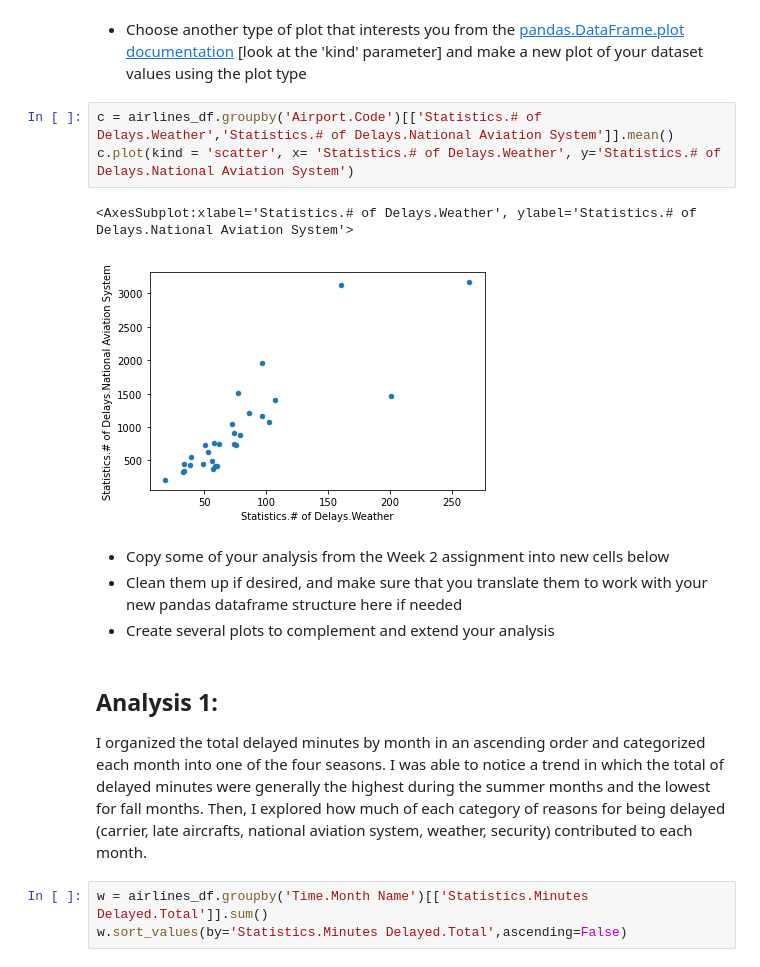
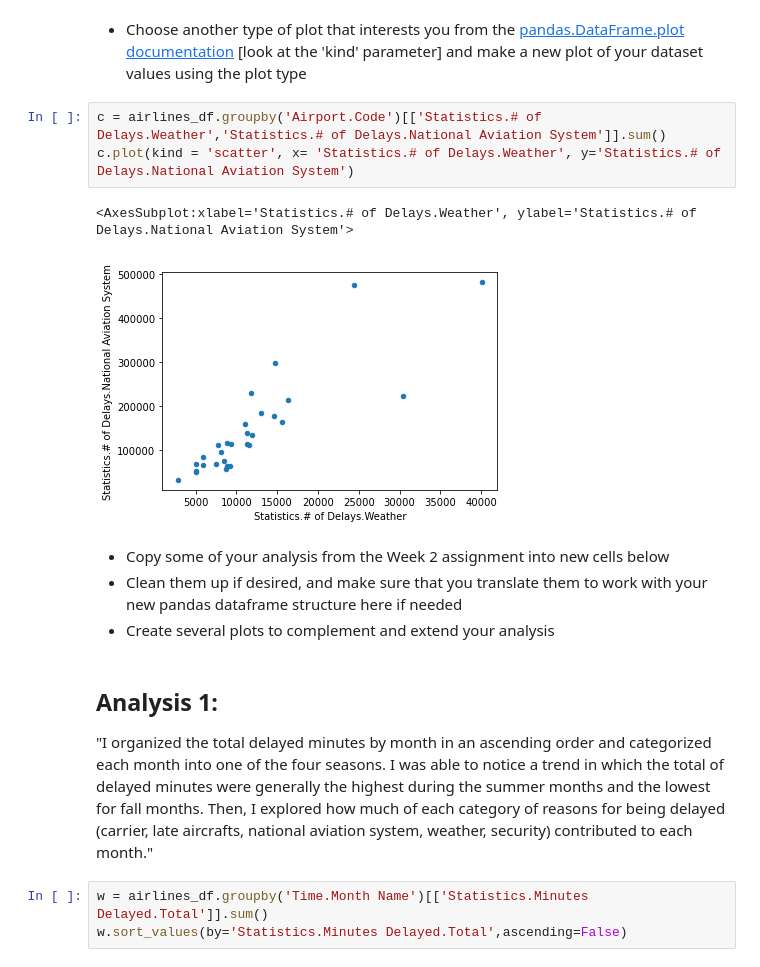
Before and after one commit to samanthapark23/dh140, a Jupyter notebook: Assignment03.ipynb, the cells around one changed output. Saved outputs shown, nothing was run; the diff lists cells and outputs as text.

```diff
--- a/Assignment03.ipynb
+++ b/Assignment03.ipynb
@@ -192,18 +192,18 @@ a.plot(kind = 'barh', x='Airport.Code', y='Statistics.# of Delays.Weather', figs
 # %% [markdown]
 * Choose another type of plot that interests you from the [pandas.DataFrame.plot documentation](https://pandas.pydata.org/docs/reference/api/pandas.DataFrame.plot.html#) [look at the 'kind' parameter] and make a new plot of your dataset values using the plot type
 # %%
-c = airlines_df.groupby('Airport.Code')[['Statistics.# of Delays.Weather','Statistics.# of Delays.National Aviation System']].mean()
+c = airlines_df.groupby('Airport.Code')[['Statistics.# of Delays.Weather','Statistics.# of Delays.National Aviation System']].sum()
 c.plot(kind = 'scatter', x= 'Statistics.# of Delays.Weather', y='Statistics.# of Delays.National Aviation System')
 # %% [output]
 <AxesSubplot:xlabel='Statistics.# of Delays.Weather', ylabel='Statistics.# of Delays.National Aviation System'>
-[figure, old version]
+[figure, new version]
 # %% [markdown]
 * Copy some of your analysis from the Week 2 assignment into new cells below
 * Clean them up if desired, and make sure that you translate them to work with your new pandas dataframe structure here if needed
 * Create several plots to complement and extend your analysis
 # %% [markdown]
 ## Analysis 1:
-I organized the total delayed minutes by month in an ascending order and categorized each month into one of the four seasons. I was able to notice a trend in which the total of delayed minutes were generally the highest during the summer months and the lowest for fall months. Then, I explored how much of each category of reasons for being delayed (carrier, late aircrafts, national aviation system, weather, security) contributed to each month.
+"I organized the total delayed minutes by month in an ascending order and categorized each month into one of the four seasons. I was able to notice a trend in which the total of delayed minutes were generally the highest during the summer months and the lowest for fall months. Then, I explored how much of each category of reasons for being delayed (carrier, late aircrafts, national aviation system, weather, security) contributed to each month."
 # %%
 w = airlines_df.groupby('Time.Month Name')[['Statistics.Minutes Delayed.Total']].sum()
 w.sort_values(by='Statistics.Minutes Delayed.Total',ascending=False)
```
Also changed, not shown: parts of 5 cells of this notebook.
